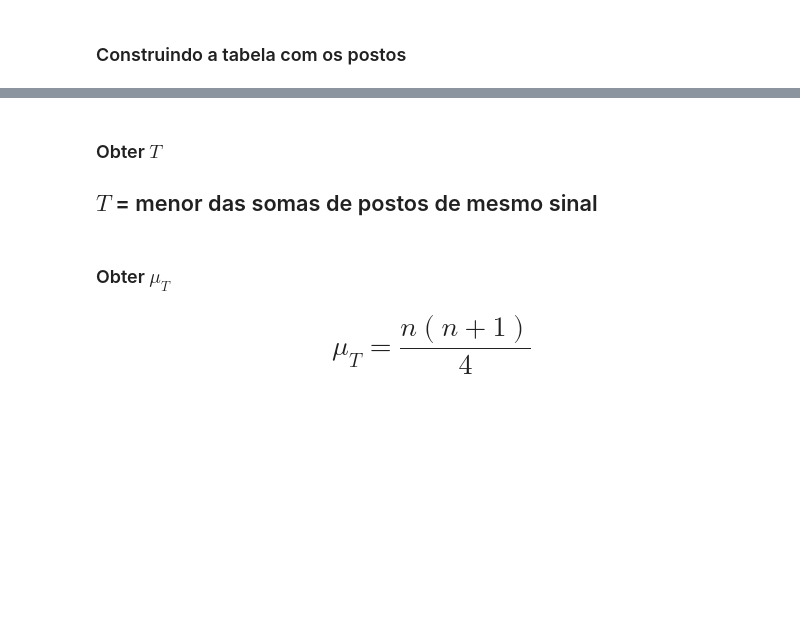
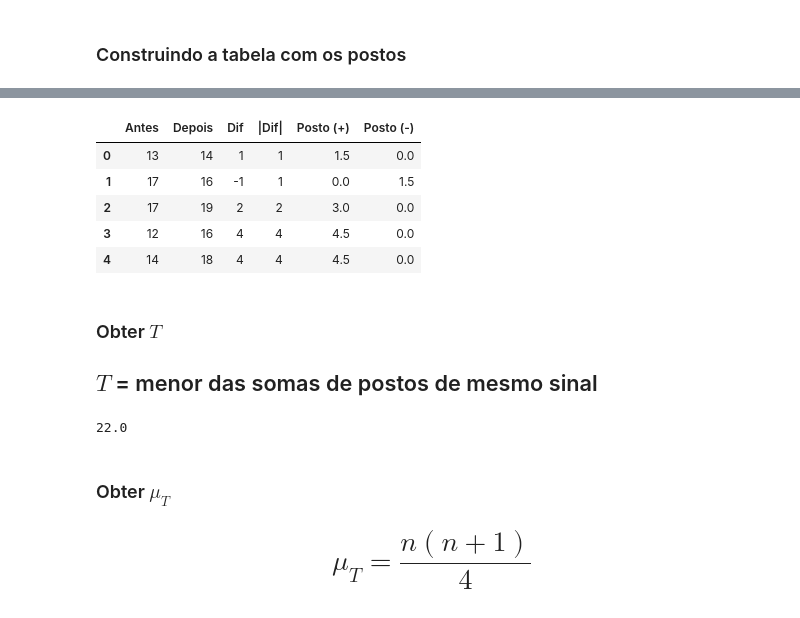
Before and after one commit to Gleis0nLemos/Estatistica_3, a Jupyter notebook: CursodeEstatistica3.ipynb, the cells around one changed output, grey strips where cells are left out. Saved outputs shown, nothing was run; the diff lists cells and outputs as text; code cells hidden in the pictures; blank space fills up the shorter version.

```diff
--- a/CursodeEstatistica3.ipynb
+++ b/CursodeEstatistica3.ipynb
@@ -1230,7 +1378,22 @@ Onde
+# %%
+fumo.drop(['Posto'], axis=1, inplace=True)
+fumo.head()
+# %% [output]
+|  | Antes | Depois | Dif | |Dif| | Posto (+) | Posto (-) |
+| 0 | 13 | 14 | 1 | 1 | 1.5 | 0.0 |
+| 1 | 17 | 16 | -1 | 1 | 0.0 | 1.5 |
+| 2 | 17 | 19 | 2 | 2 | 3.0 | 0.0 |
+| 3 | 12 | 16 | 4 | 4 | 4.5 | 0.0 |
+| 4 | 14 | 18 | 4 | 4 | 4.5 | 0.0 |
 # %% [markdown]
 ### Obter $T$
 
 ## $T$ = menor das somas de postos de mesmo sinal
+# %%
+T = min(fumo['Posto (+)'].sum(), fumo['Posto (-)'].sum())
+T
+# %% [output]
+22.0
 # %% [markdown]
 ### Obter $\mu_T$
 
```
Also changed, not shown: parts of 59 cells of this notebook, 1 other file.
